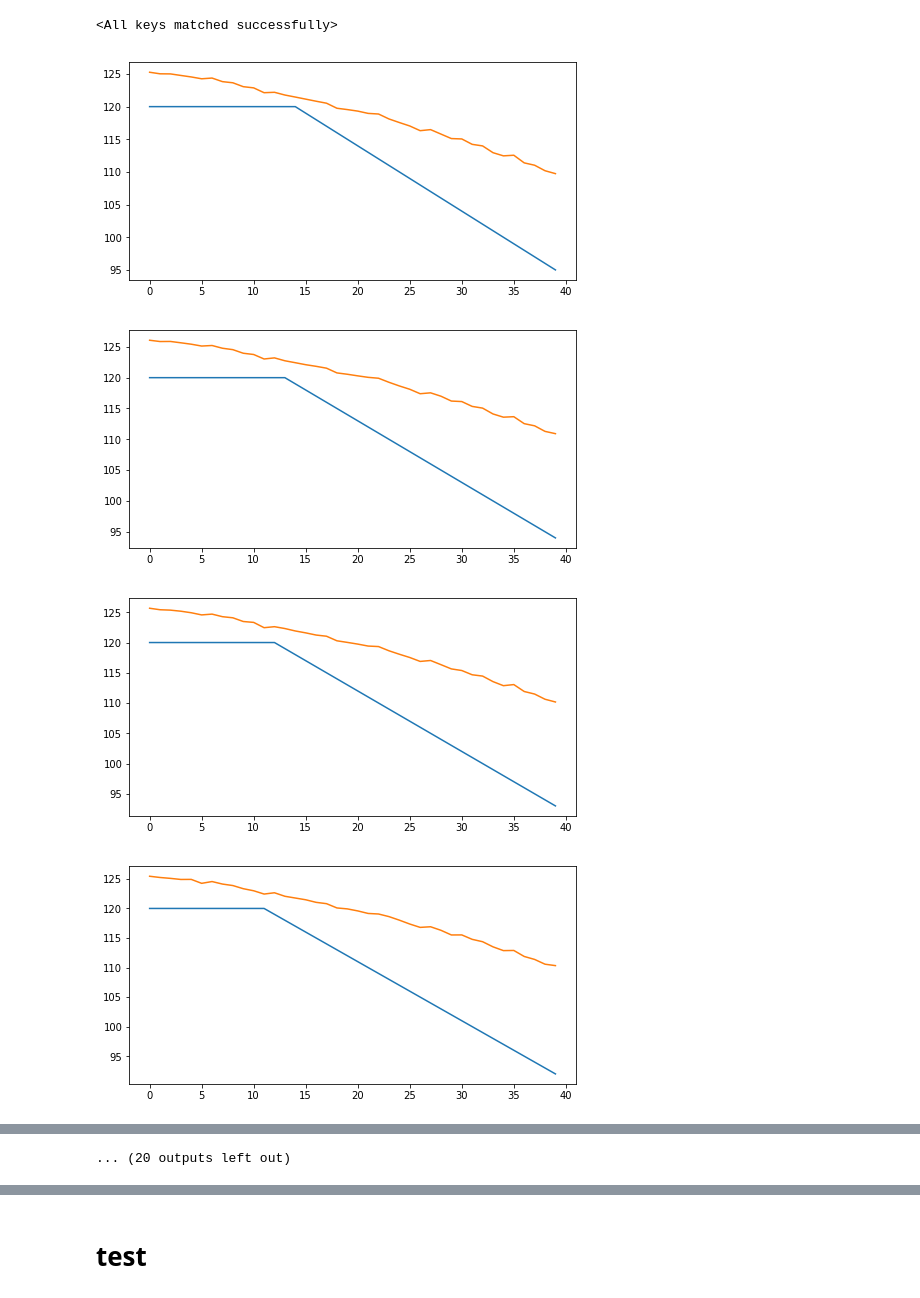
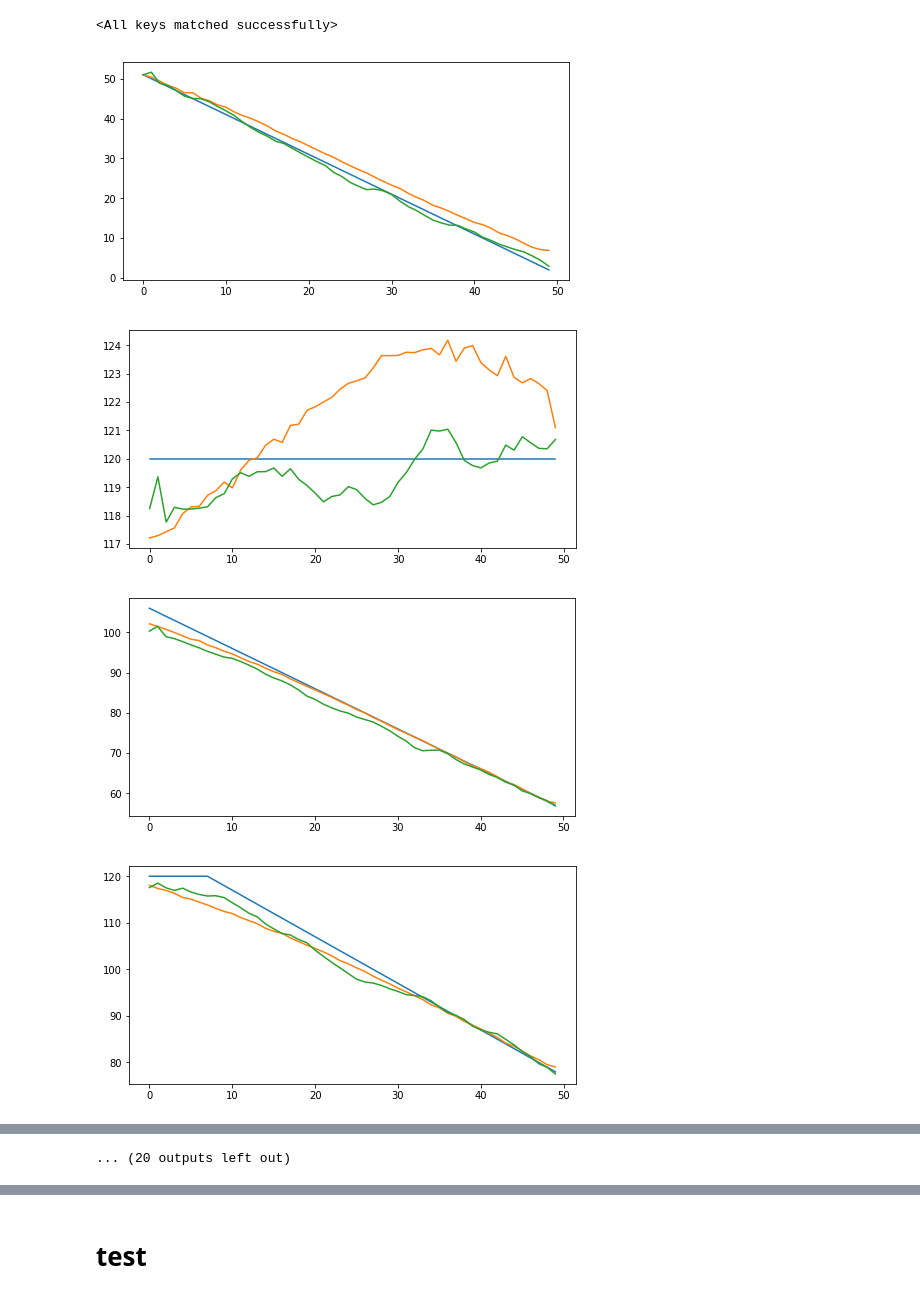
Before and after one commit to JoeZYX/icdm_rul, a Jupyter notebook: Main.ipynb, the cells around one changed output, grey strips where cells are left out. Saved outputs shown, nothing was run; the diff lists cells and outputs as text; code cells hidden in the pictures.

```diff
--- a/Main.ipynb
+++ b/Main.ipynb
@@ -105,7 +117,7 @@ start training
 # %% [markdown]
 # 结果training上的
 # %%
-best_model_path = "logs/FD001/358.62702414181194_checkpoint.pth"
+best_model_path = "logs/FD001/370.0149907925388_checkpoint.pth"
 exp.model.load_state_dict(torch.load(best_model_path))
 # %% [output]
 <All keys matched successfully>
@@ -114,6 +126,11 @@ for i in exp.vali_loader:
     input_x = i[0].double().to(exp.device)
     gt_y    = i[1].double().to(exp.device)
     break
+# %%
+for i in exp.train_loader:
+    input_x = i[0].double().to(exp.device)
+    gt_y    = i[1].double().to(exp.device)
+    break
 # %%
 exp.model.eval()
 
@@ -125,14 +142,15 @@ final_pred = prediction_y[1]
 # %%
 gt_y = gt_y.detach().cpu()
 enc_pred = enc_pred.detach().cpu()
-
+final_pred = final_pred.detach().cpu()
 import matplotlib.pyplot as plt
 for i in range(gt_y.shape[0]):
     plt.figure(figsize=(8,4))
     plt.plot(gt_y[i])
     plt.plot(enc_pred[i])
+    plt.plot(final_pred[i])
 # %% [output]
-[figure, old version]
+[figure, new version]
-[figure, old version]
+[figure, new version]
-[figure, old version]
+[figure, new version]
-[figure, old version]
+[figure, new version]
```
Also changed, not shown: parts of 8 cells of this notebook, 3 other files.
